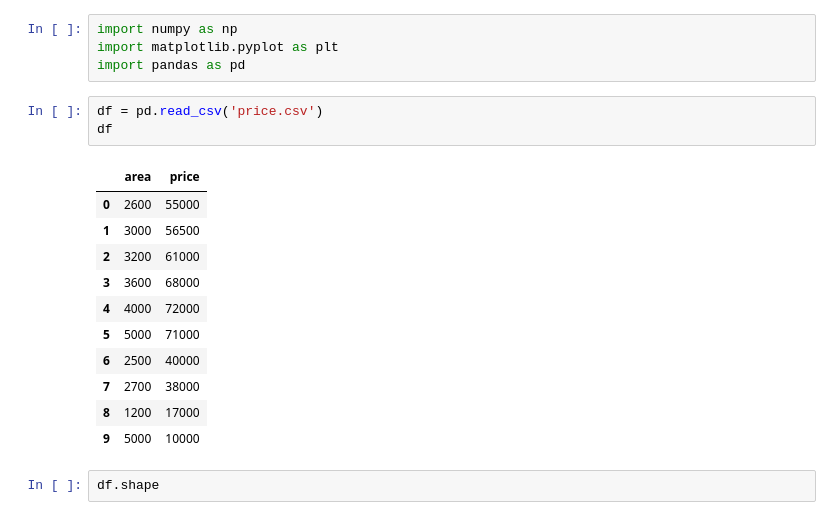
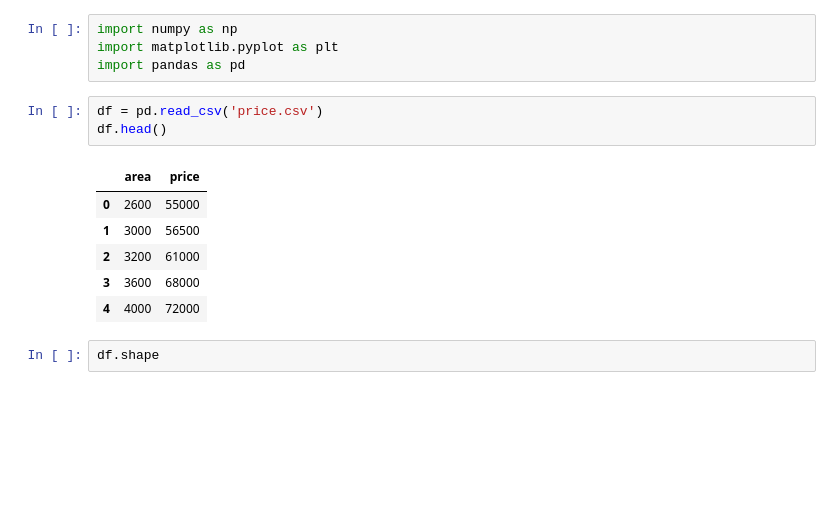
Before and after one commit to SenWan/data-science, a Jupyter notebook: Linear Regression.ipynb, the cells around one changed output. Cells and saved outputs as stored; diff of their text form; blank space fills up the shorter version.

```diff
--- a/Linear Regression.ipynb
+++ b/Linear Regression.ipynb
@@ -4,19 +4,14 @@ import matplotlib.pyplot as plt
 import pandas as pd
 # %%
 df = pd.read_csv('price.csv')
-df
+df.head()
 # %% [output]
 |  | area | price |
 | 0 | 2600 | 55000 |
 | 1 | 3000 | 56500 |
 | 2 | 3200 | 61000 |
 | 3 | 3600 | 68000 |
 | 4 | 4000 | 72000 |
-| 5 | 5000 | 71000 |
-| 6 | 2500 | 40000 |
-| 7 | 2700 | 38000 |
-| 8 | 1200 | 17000 |
-| 9 | 5000 | 10000 |
 # %%
 df.shape
 # %% [output]
```
Also changed, not shown: 1 other file.
